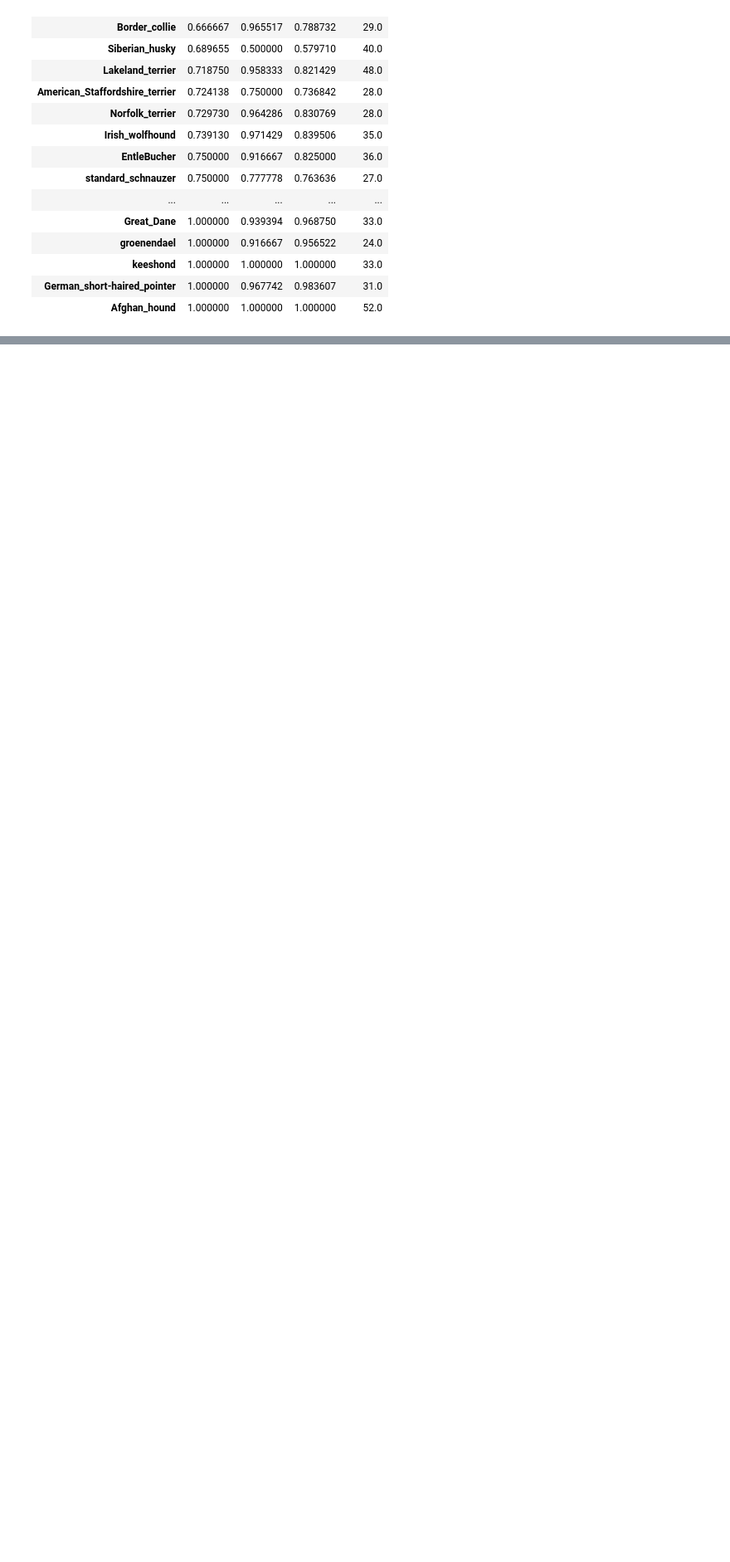
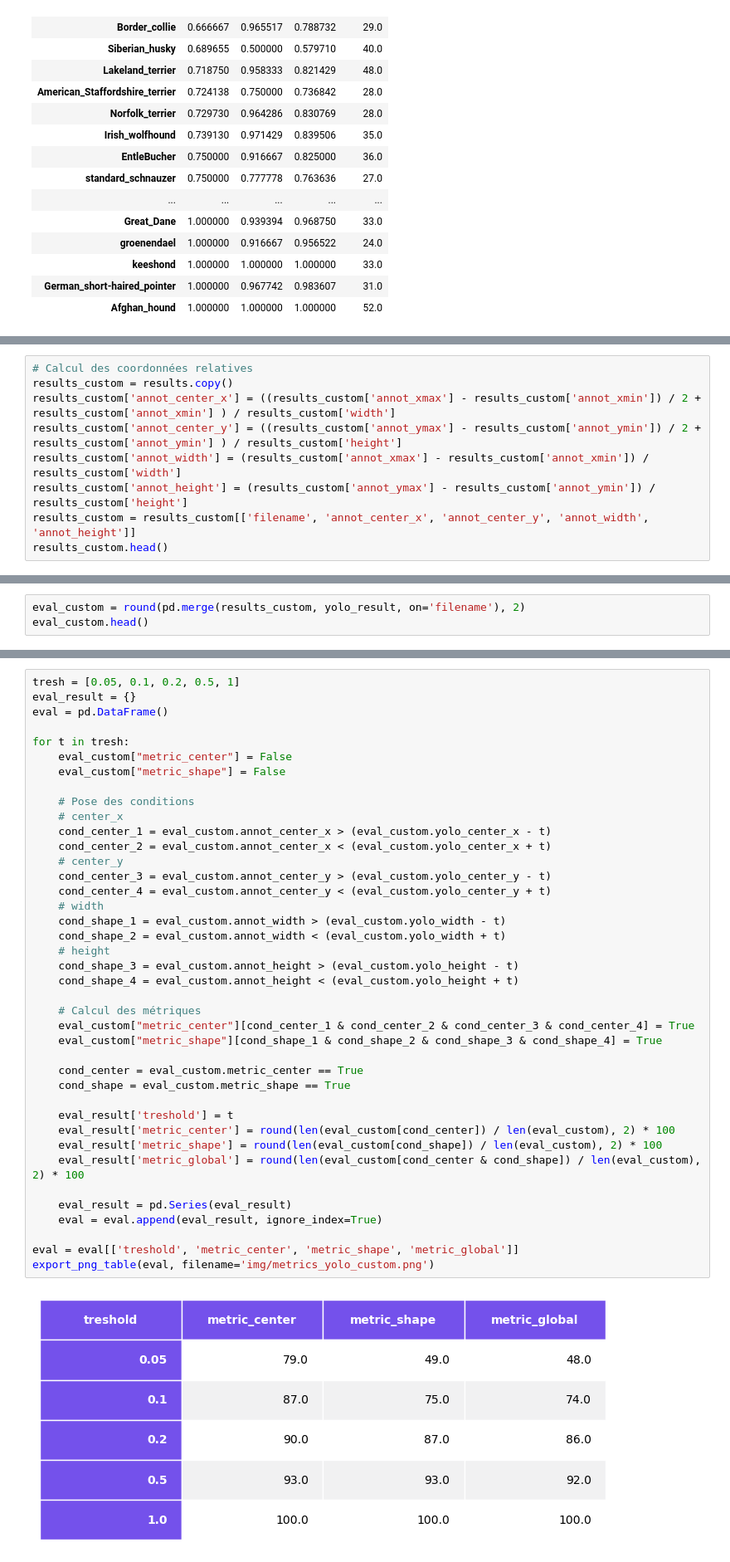
Before and after one commit to Adrian1903/Developpez-une-preuve-de-concept, a Jupyter notebook: dev/04_phase_2_cropped_report.ipynb, the cells around one changed output, grey strips where cells are left out. Shown at 83% size. Cells and saved outputs as stored; diff of their text form; blank space fills up the shorter version.

Commit message:
Ajout des métriques pour YOLO

```diff
--- a/dev/04_phase_2_cropped_report.ipynb
+++ b/dev/04_phase_2_cropped_report.ipynb
@@ -194,0 +316,9 @@ class_report_df.sort_values('precision')
+# %%
+# Calcul des coordonnées relatives
+results_custom = results.copy()
+results_custom['annot_center_x'] = ((results_custom['annot_xmax'] - results_custom['annot_xmin']) / 2 + results_custom['annot_xmin'] ) / results_custom['width']
+results_custom['annot_center_y'] = ((results_custom['annot_ymax'] - results_custom['annot_ymin']) / 2 + results_custom['annot_ymin'] ) / results_custom['height']
+results_custom['annot_width'] = (results_custom['annot_xmax'] - results_custom['annot_xmin']) / results_custom['width']
+results_custom['annot_height'] = (results_custom['annot_ymax'] - results_custom['annot_ymin']) / results_custom['height']
+results_custom = results_custom[['filename', 'annot_center_x', 'annot_center_y', 'annot_width', 'annot_height']]
+results_custom.head()
@@ -194,0 +332,3 @@ class_report_df.sort_values('precision')
+# %%
+eval_custom = round(pd.merge(results_custom, yolo_result, on='filename'), 2)
+eval_custom.head()
@@ -194,0 +342,42 @@ class_report_df.sort_values('precision')
+# %%
+tresh = [0.05, 0.1, 0.2, 0.5, 1]
+eval_result = {}
+eval = pd.DataFrame()
+
+for t in tresh:
+    eval_custom["metric_center"] = False
+    eval_custom["metric_shape"] = False
+
+    # Pose des conditions
+    # center_x
+    cond_center_1 = eval_custom.annot_center_x > (eval_custom.yolo_center_x - t)
+    cond_center_2 = eval_custom.annot_center_x < (eval_custom.yolo_center_x + t)
+    # center_y
+    cond_center_3 = eval_custom.annot_center_y > (eval_custom.yolo_center_y - t)
+    cond_center_4 = eval_custom.annot_center_y < (eval_custom.yolo_center_y + t)
+    # width
+    cond_shape_1 = eval_custom.annot_width > (eval_custom.yolo_width - t)
+    cond_shape_2 = eval_custom.annot_width < (eval_custom.yolo_width + t)
+    # height
+    cond_shape_3 = eval_custom.annot_height > (eval_custom.yolo_height - t)
+    cond_shape_4 = eval_custom.annot_height < (eval_custom.yolo_height + t)
+
+    # Calcul des métriques
+    eval_custom["metric_center"][cond_center_1 & cond_center_2 & cond_center_3 & cond_center_4] = True
+    eval_custom["metric_shape"][cond_shape_1 & cond_shape_2 & cond_shape_3 & cond_shape_4] = True
+
+    cond_center = eval_custom.metric_center == True
+    cond_shape = eval_custom.metric_shape == True
+
+    eval_result['treshold'] = t
+    eval_result['metric_center'] = round(len(eval_custom[cond_center]) / len(eval_custom), 2) * 100
+    eval_result['metric_shape'] = round(len(eval_custom[cond_shape]) / len(eval_custom), 2) * 100
+    eval_result['metric_global'] = round(len(eval_custom[cond_center & cond_shape]) / len(eval_custom), 2) * 100
+
+    eval_result = pd.Series(eval_result)
+    eval = eval.append(eval_result, ignore_index=True)
+
+eval = eval[['treshold', 'metric_center', 'metric_shape', 'metric_global']]
+export_png_table(eval, filename='img/metrics_yolo_custom.png')
+# %% [output]
+[figure, added]
```
Also changed, not shown: parts of 16 cells of this notebook, 1 other file.
